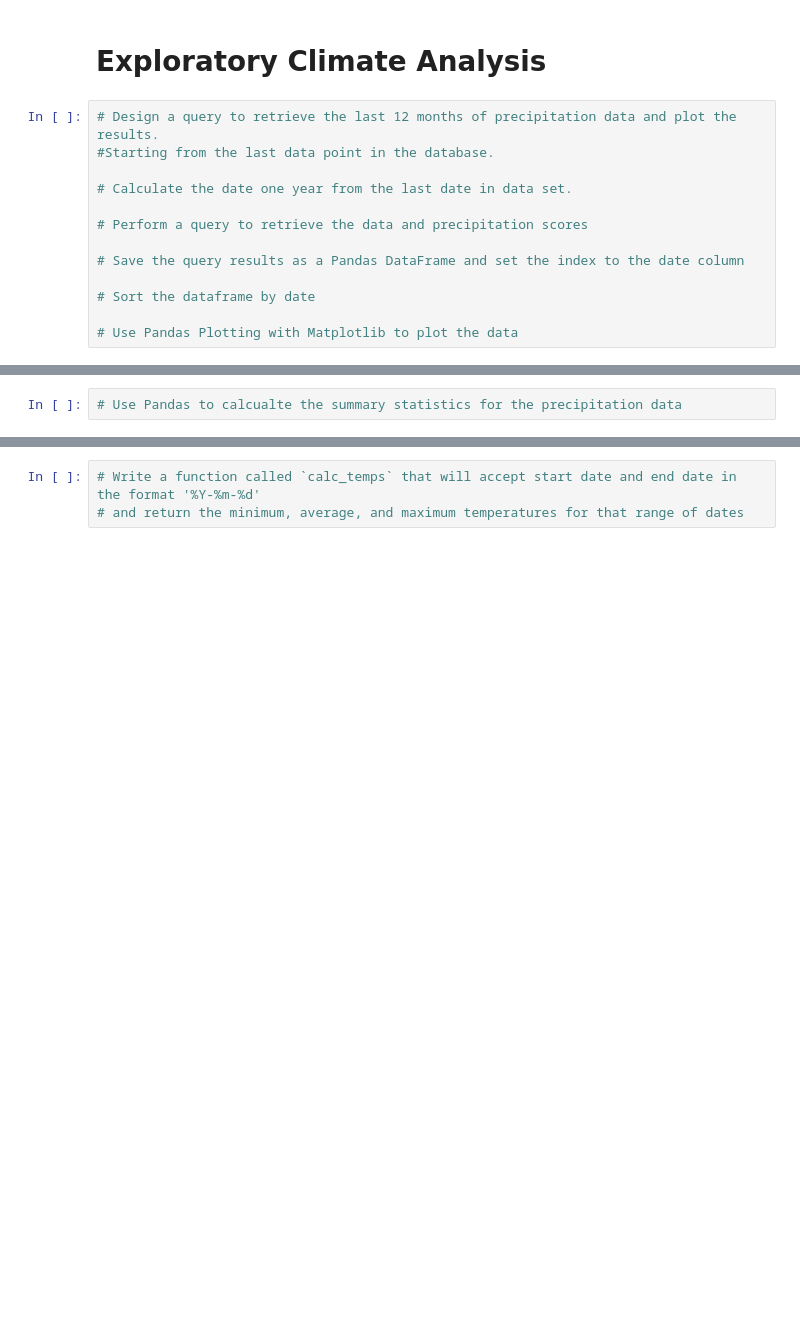
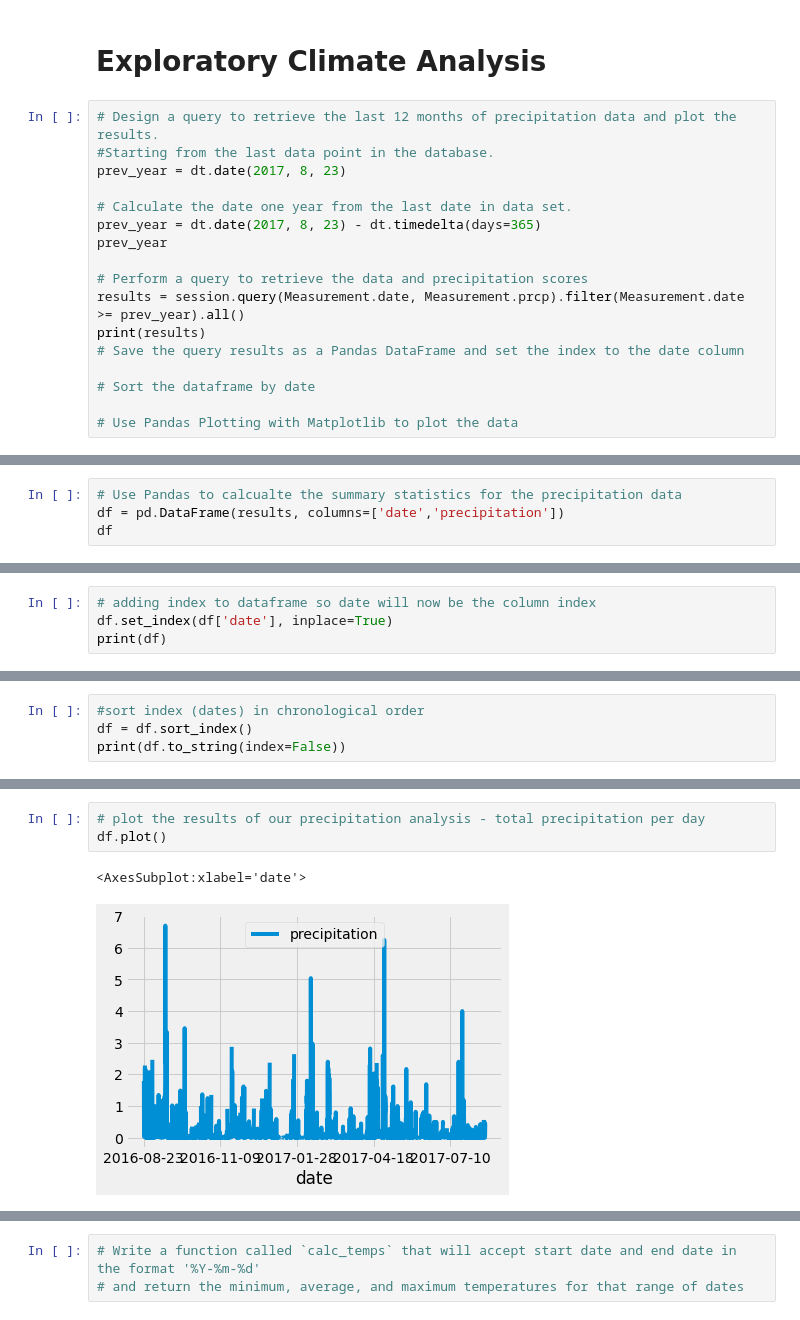
Before and after one commit to RebRut03/surfs_up, a Jupyter notebook: climate_analysis.ipynb, the cells around one changed output, grey strips where cells are left out. Drawn from its saved outputs; the diff is of its cells as text; blank space fills up the shorter version.

```diff
--- a/climate_analysis.ipynb
+++ b/climate_analysis.ipynb
@@ -39,11 +40,15 @@ Station = Base.classes.station
 # %%
 # Design a query to retrieve the last 12 months of precipitation data and plot the results.
 #Starting from the last data point in the database.
+prev_year = dt.date(2017, 8, 23)
 
 # Calculate the date one year from the last date in data set.
+prev_year = dt.date(2017, 8, 23) - dt.timedelta(days=365)
+prev_year
 
 # Perform a query to retrieve the data and precipitation scores
-
+results = session.query(Measurement.date, Measurement.prcp).filter(Measurement.date >= prev_year).all()
+print(results)
 # Save the query results as a Pandas DataFrame and set the index to the date column
 
 # Sort the dataframe by date
@@ -52,2 +59,4 @@ Station = Base.classes.station
 # %%
 # Use Pandas to calcualte the summary statistics for the precipitation data
+df = pd.DataFrame(results, columns=['date','precipitation'])
+df
@@ -53,0 +77,4 @@ Station = Base.classes.station
+# %%
+# adding index to dataframe so date will now be the column index
+df.set_index(df['date'], inplace=True)
+print(df)
@@ -53,0 +118,4 @@ Station = Base.classes.station
+# %%
+#sort index (dates) in chronological order
+df = df.sort_index()
+print(df.to_string(index=False))
@@ -53,0 +140,6 @@ Station = Base.classes.station
+# %%
+# plot the results of our precipitation analysis - total precipitation per day
+df.plot()
+# %% [output]
+<AxesSubplot:xlabel='date'>
+[figure, added]
```
Also changed, not shown: parts of 14 cells of this notebook.
